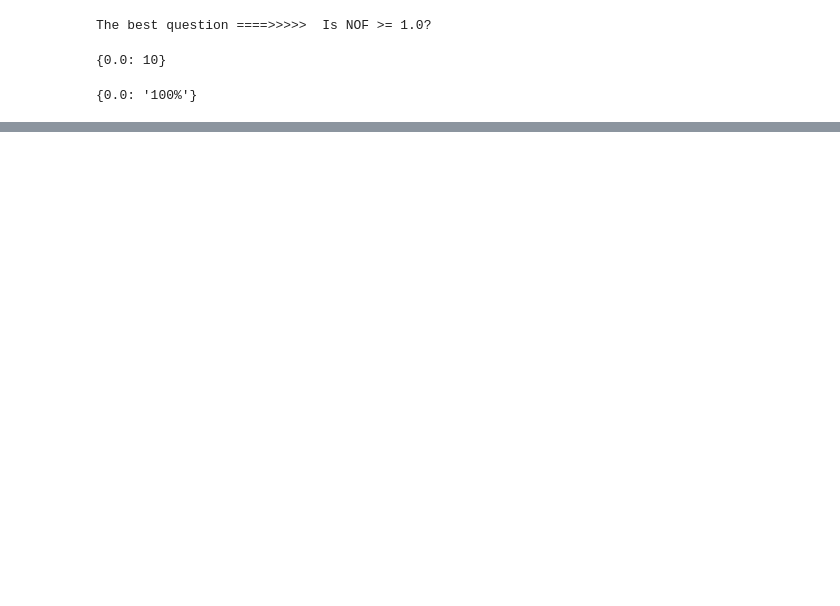
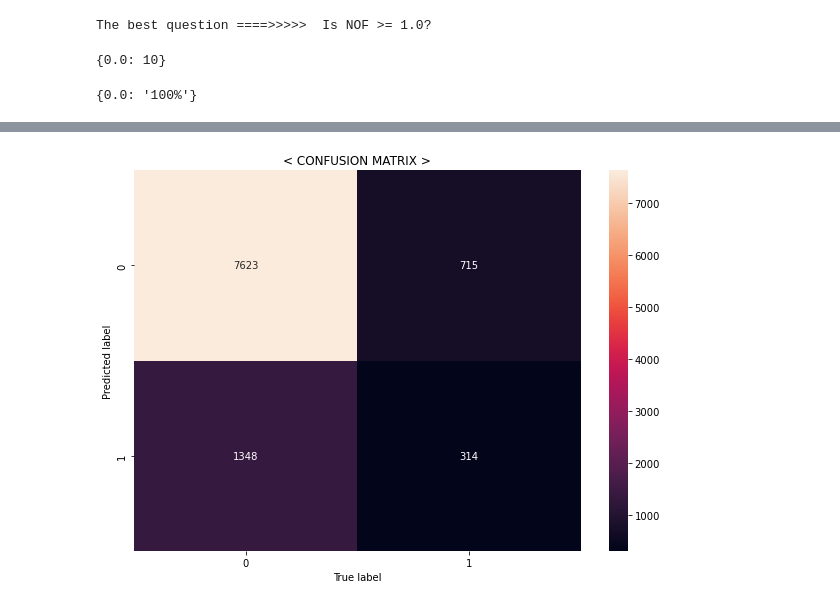
Before and after one commit to muyaho-universe/ipynbCodes, a Jupyter notebook: team_project.ipynb, the cells around one changed output, grey strips where cells are left out. Cells and saved outputs as stored; diff of their text form; code cells hidden in the pictures; blank space fills up the shorter version.

```diff
--- a/team_project.ipynb
+++ b/team_project.ipynb
@@ -627,3 +627,8 @@ def print_leaf(counts):
 print_leaf(classify(train_data[0], my_tree))
 # %% [output]
 {0.0: '100%'}
+# %%
+from sklearn.ensemble import RandomForestClassifier
+
+rforest = RandomForestClassifier(random_state=0)
+rforest.fit(train_x, train_y.values.ravel())
@@ -629,0 +641,5 @@ print_leaf(classify(train_data[0], my_tree))
+# %%
+from sklearn.tree import DecisionTreeClassifier
+
+decisionTree = DecisionTreeClassifier(random_state=0)
+decisionTree.fit(train_x, train_y.values.ravel())
@@ -629,0 +668,17 @@ print_leaf(classify(train_data[0], my_tree))
+# %%
+from sklearn.metrics import confusion_matrix
+import seaborn as sn
+
+pred_y = decisionTree.predict(test_x)
+cmdtree = confusion_matrix(test_y, pred_y)
+
+plt.figure(figsize=(10, 7))
+sn.heatmap(cmdtree, annot=True, fmt='d')
+
+plt.title("< CONFUSION MATRIX >")
+plt.ylabel('Predicted label')
+plt.xlabel('True label')
+
+plt.show()
+# %% [output]
+[figure, added]
```
Also changed, not shown: parts of 11 cells of this notebook.
